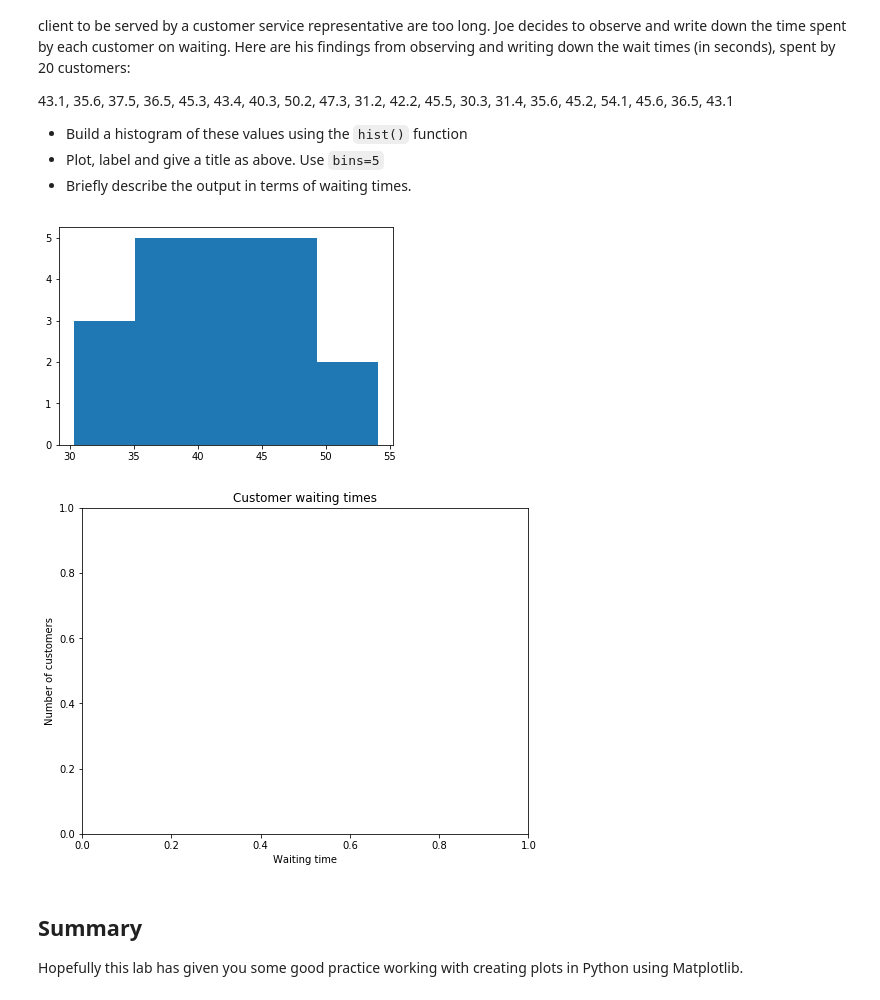
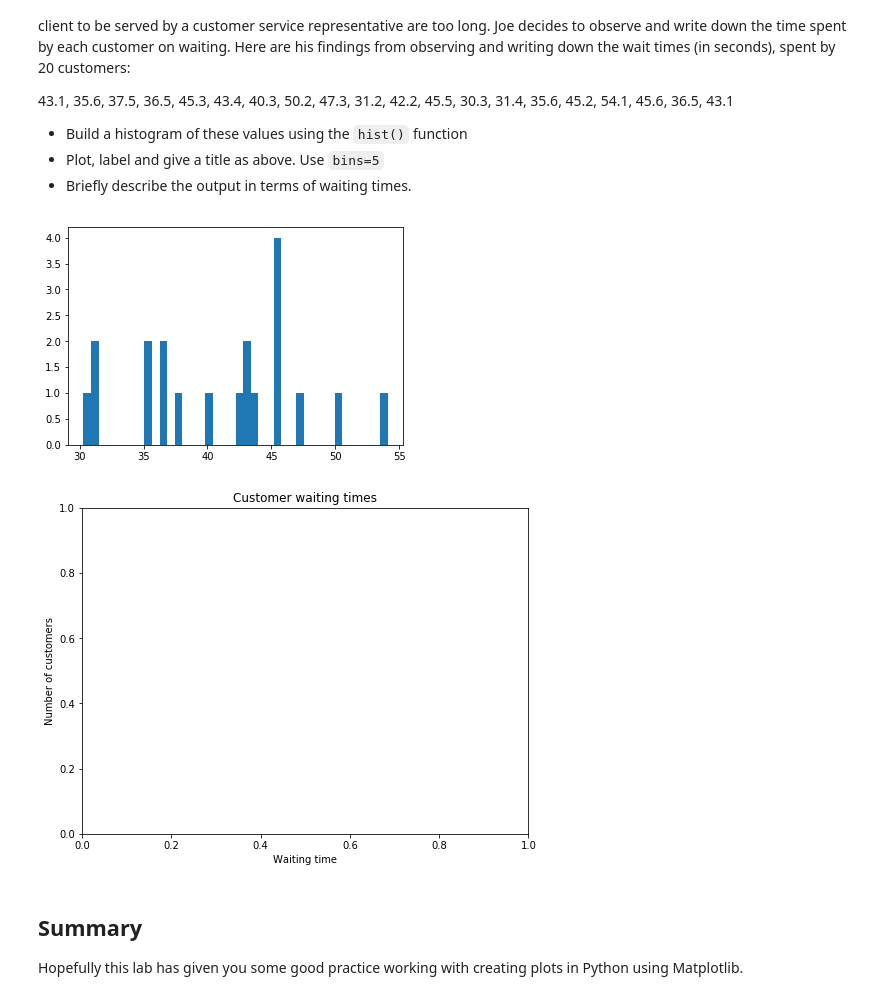
Before and after one commit to makesourcenotcode/dsc-data-viz-lab-nyc-ds-career-042219, a Jupyter notebook: index.ipynb, the cells around one changed output. Cells and saved outputs as stored; diff of their text form; code cells hidden in the pictures.

```diff
--- a/index.ipynb
+++ b/index.ipynb
@@ -88,17 +88,17 @@ Joe is the branch manager at a bank. Recently, Joe been receiving customer feedb
 # %%
 import matplotlib.pyplot as plt
 x = [43.1, 35.6, 37.5, 36.5, 45.3, 43.4, 40.3, 50.2, 47.3, 31.2, 42.2, 45.5, 30.3, 31.4, 35.6, 45.2, 54.1, 45.6, 36.5, 43.1]
 
 #Plot the distogram with hist() function
-plt.hist(x,bins=5)
+plt.hist(x,bins=40)
 # Label, give title and show the plot
 plt.figure(figsize=(8,6))
 plt.title('Customer waiting times')
 plt.xlabel('Waiting time')
 plt.ylabel('Number of customers')
 plt.show()
 # %% [output]
-[figure, old version]
+[figure, new version]
 [figure]
 # %% [markdown]
 ## Summary
```
